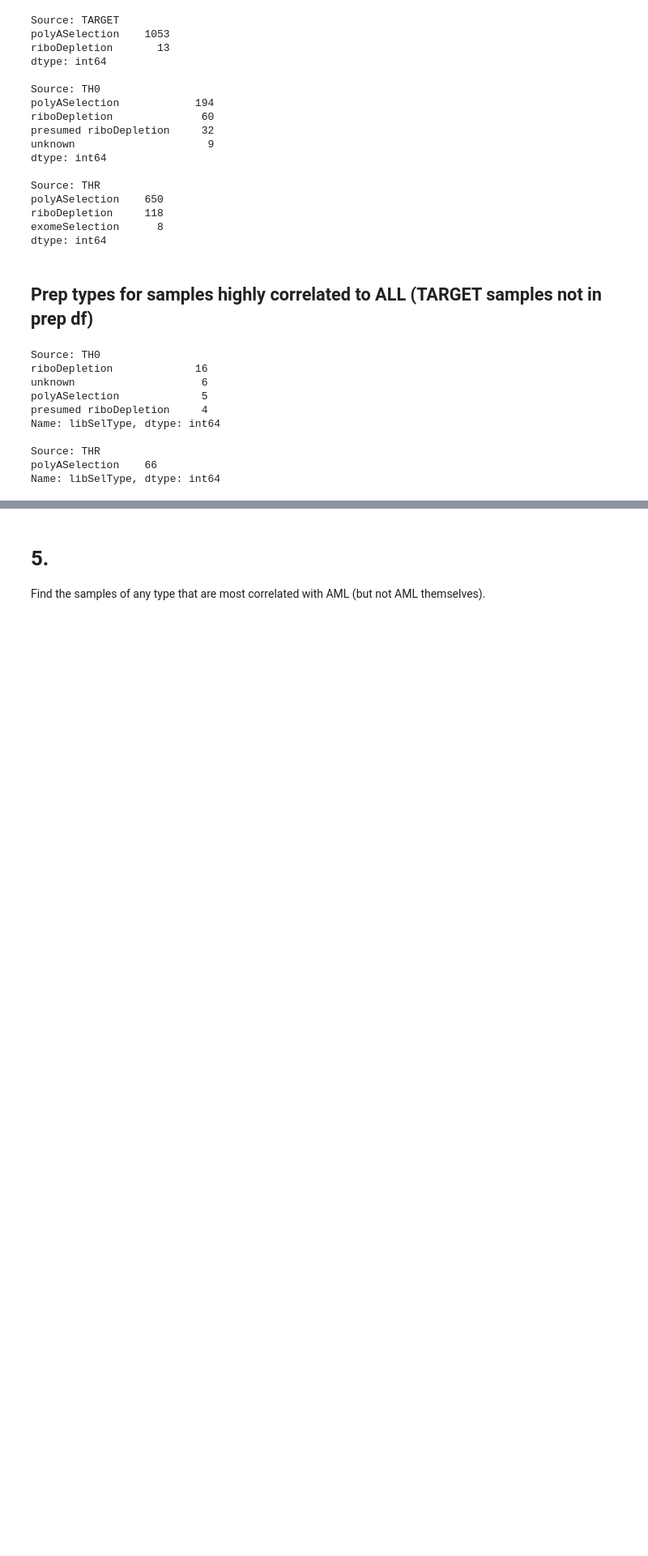
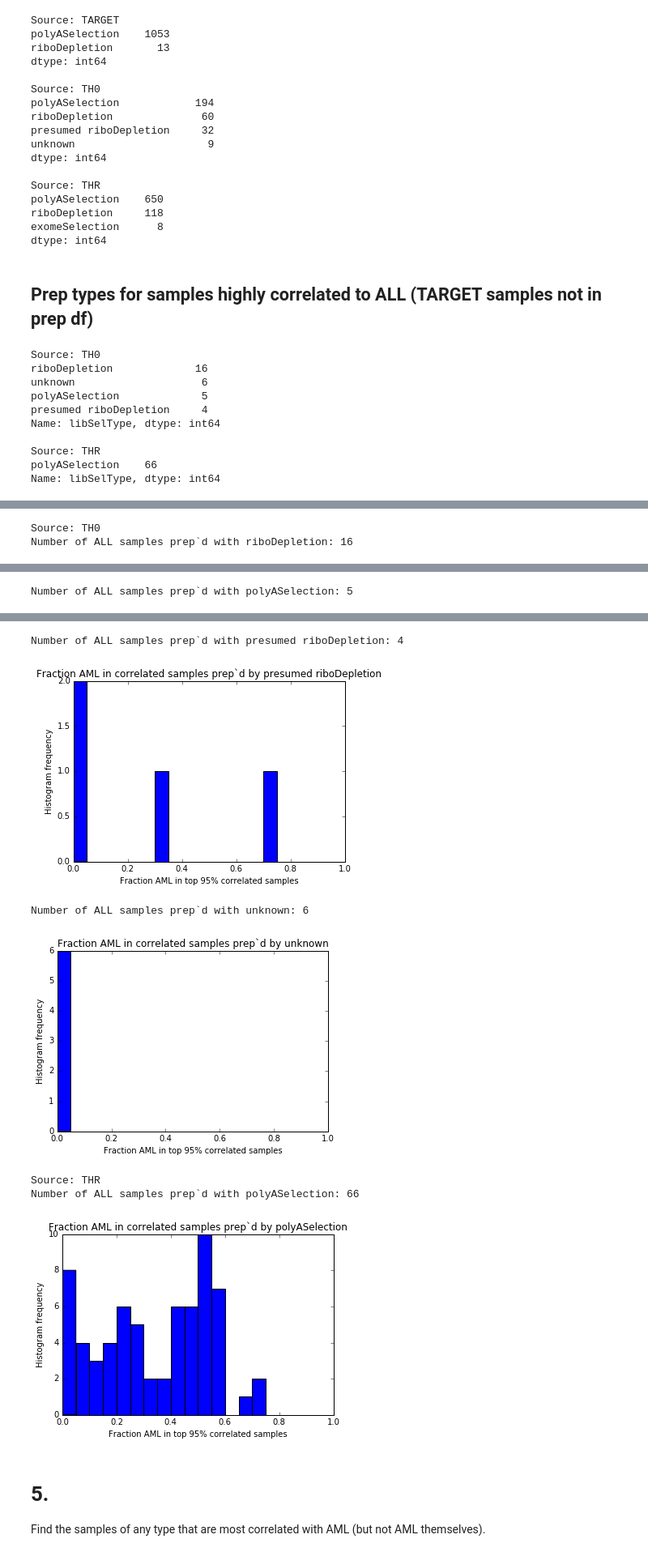
Before and after one commit to KellerJordan/TURG-Research, a Jupyter notebook: Data-Analysis.ipynb, the cells around one changed output, grey strips where cells are left out. Shown at 81% size. Cells and saved outputs as stored; diff of their text form; code cells hidden in the pictures; blank space fills up the shorter version.

```diff
--- a/Data-Analysis.ipynb
+++ b/Data-Analysis.ipynb
@@ -324,17 +324,18 @@ Source: THR
 polyASelection    66
 Name: libSelType, dtype: int64
 # %%
-TH0_samples = samples_by_src['TH0']
-TH0_prep_types = prep_df.loc[TH0_samples]['libSelType']
-corr_by_prep = {}
-for s, t in zip(TH0_samples, TH0_prep_types):
-    if t not in corr_by_prep:
-        corr_by_prep[t] = []
-    corr_by_prep[t].append(fracs_aml[s])
-for t, corrs in corr_by_prep.items():
-    print('Number of ALL samples prep`d with %s: %d' % (t, len(corrs)))
-    plt.hist(corrs, bins=20, range=(0, 1.0))
-    plt.title('Fraction AML in correlated samples prep`d by %s' % t)
-    plt.xlabel('Fraction AML in top 95% correlated samples')
-    plt.ylabel('Histogram frequency')
-    plt.show()
+def plot_frac_aml_by_prep(src):
+    samples = samples_by_src[src]
+    prep_types = prep_df.loc[samples]['libSelType']
+    corr_by_prep = {}
+    for s, t in zip(samples, prep_types):
+        if t not in corr_by_prep:
+            corr_by_prep[t] = []
+        corr_by_prep[t].append(fracs_aml[s])
+    for t, corrs in corr_by_prep.items():
+        print('Number of ALL samples prep`d with %s: %d' % (t, len(corrs)))
+        plt.hist(corrs, bins=20, range=(0, 1.0))
+        plt.title('Fraction AML in correlated samples prep`d by %s' % t)
+        plt.xlabel('Fraction AML in top 95% correlated samples')
+        plt.ylabel('Histogram frequency')
+        plt.show()
@@ -349,0 +342,8 @@ Number of ALL samples prep`d with unknown: 6
+# %%
+print('Source: TH0')
+plot_frac_aml_by_prep('TH0')
+print('Source: THR')
+plot_frac_aml_by_prep('THR')
+# %% [output]
+Source: TH0
+Number of ALL samples prep`d with riboDepletion: 16
@@ -349,0 +351 @@ Number of ALL samples prep`d with unknown: 6
+Number of ALL samples prep`d with polyASelection: 5
@@ -350,3 +353,10 @@ Number of ALL samples prep`d with unknown: 6
+Number of ALL samples prep`d with presumed riboDepletion: 4
+[figure, added]
+Number of ALL samples prep`d with unknown: 6
+[figure, added]
+Source: THR
+Number of ALL samples prep`d with polyASelection: 66
+[figure, added]
 # %% [markdown]
 # 5.
 
```
Also changed, not shown: parts of 2 cells of this notebook.
